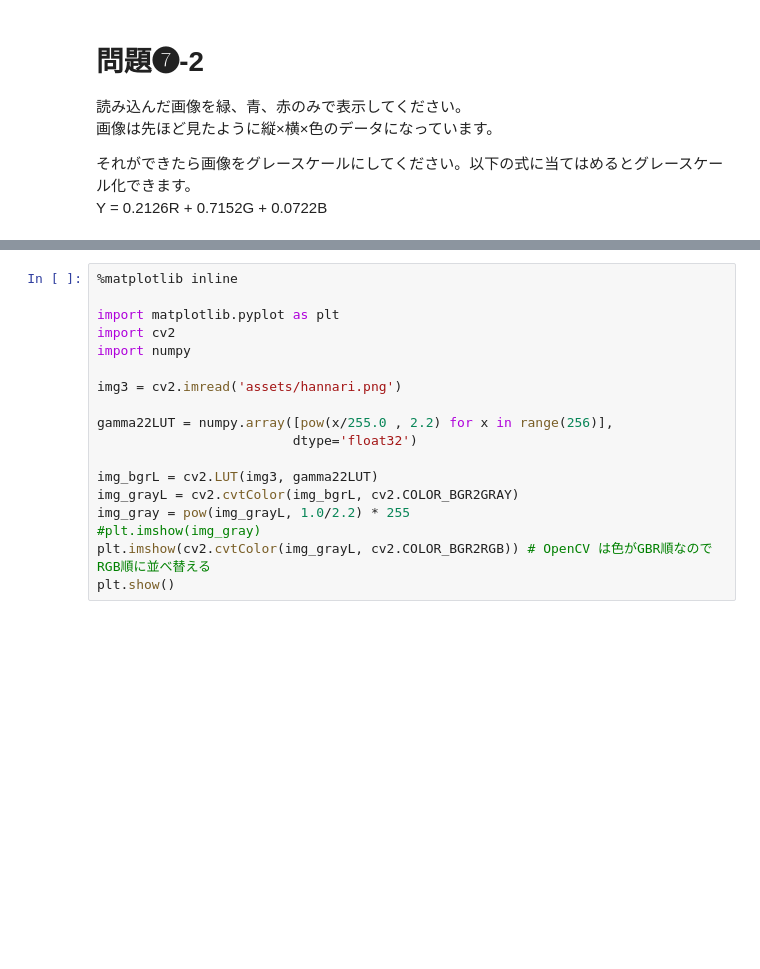
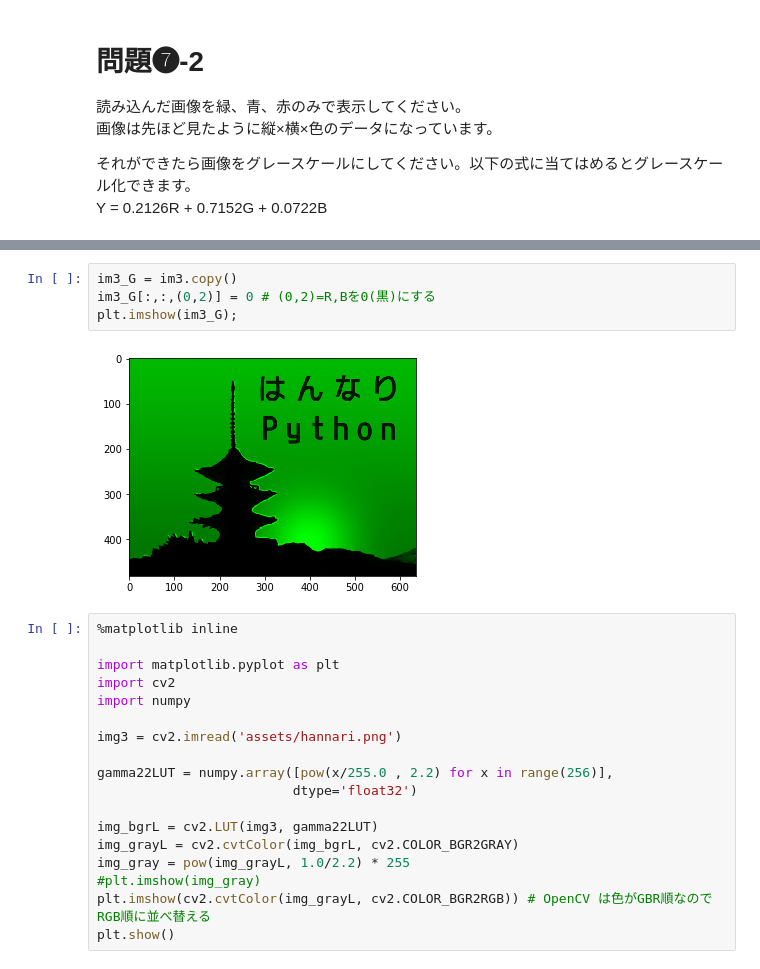
Before and after one commit to hannari-python/hanpy-dojo, a Jupyter notebook: hanpy0117.ipynb, the cells around one changed output, grey strips where cells are left out. Cells and saved outputs as stored; diff of their text form; blank space fills up the shorter version.

```diff
--- a/hanpy0117.ipynb
+++ b/hanpy0117.ipynb
@@ -243,3 +255,9 @@ Y = 0.2126R + 0.7152G + 0.0722B
+# %%
+im3_G = im3.copy()
+im3_G[:,:,(0,2)] = 0 # (0,2)=R,Bを0(黒)にする
+plt.imshow(im3_G);
+# %% [output]
+[figure, added]
 # %%
 %matplotlib inline
 
```
Also changed, not shown: parts of 2 cells of this notebook.
